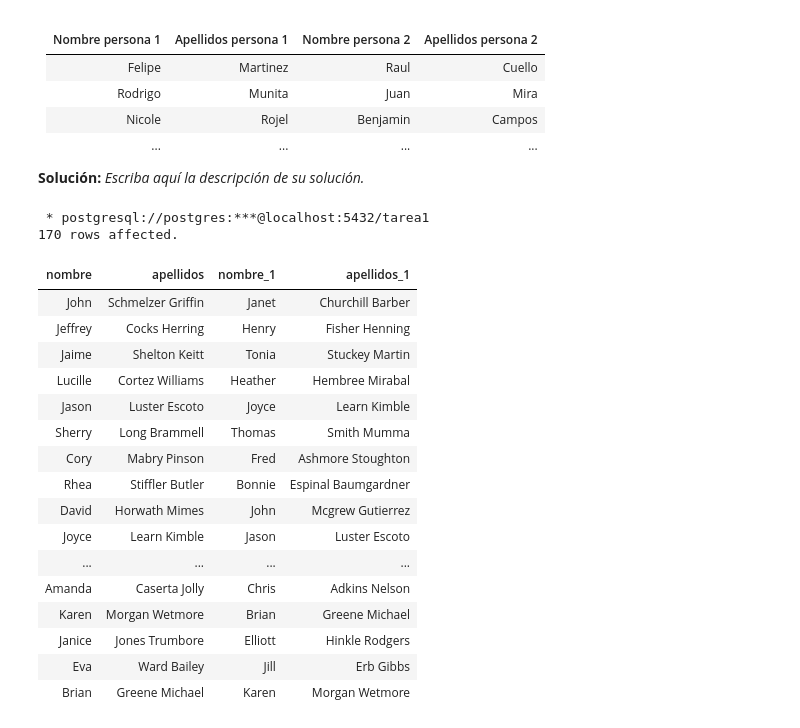
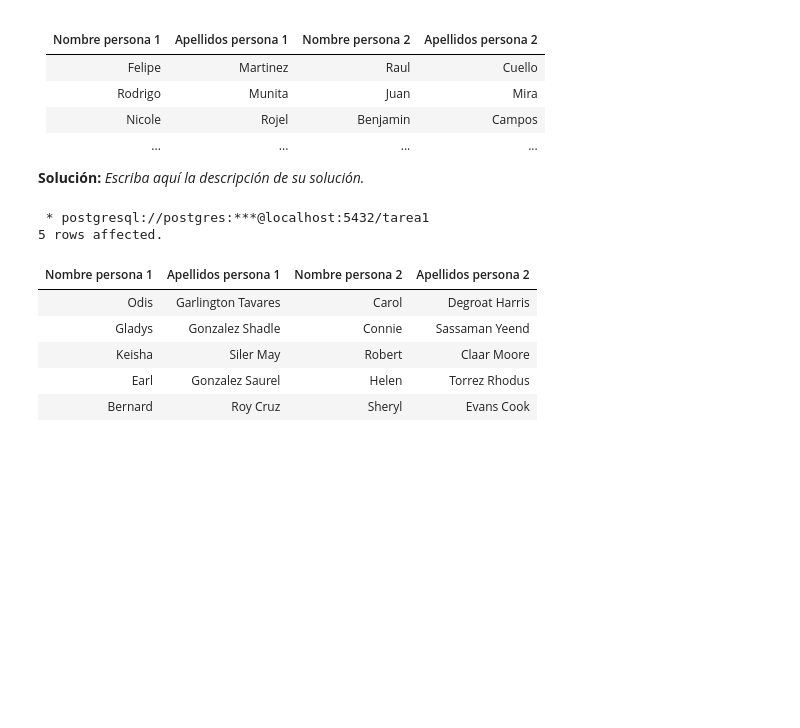
Before and after one commit to evwng/INF239_Tareas, a Jupyter notebook: Tarea-1-Grupo23/Tarea1_Grupo23.ipynb, the cells around one changed output. Drawn from its saved outputs; the diff is of its cells as text; code cells hidden in the pictures; blank space fills up the shorter version.

```diff
--- a/Tarea-1-Grupo23/Tarea1_Grupo23.ipynb
+++ b/Tarea-1-Grupo23/Tarea1_Grupo23.ipynb
@@ -234,11 +252,11 @@ bancos = ["FedraBank S.A", "Banco Pedrito Pascal SpA", "Banco Pythonia S.A", "Ba
 # Variables.
 n_facciones = len(facciones)
 n_trabajos = len(trabajos)
-n_personas = 1000
-n_cuentas_bancarias = 120
-n_persona_pertenece_faccion = 300
-n_persona_tiene_trabajo = 300
-n_casados = 100
+n_personas = 30
+n_cuentas_bancarias = 25
+n_persona_pertenece_faccion = 27
+n_persona_tiene_trabajo = 27
+n_casados = 10
 
 # Genera personas.
 personas = []
@@ -709,28 +708,17 @@ Ejemplo:
 # %%
 %%sql
 SELECT
-    conyugue1.nombre, conyugue1.apellidos, conyugue2.nombre, conyugue2.apellidos
+    conyugue1.nombre "Nombre persona 1", conyugue1.apellidos "Apellidos persona 1", conyugue2.nombre "Nombre persona 2", conyugue2.apellidos "Apellidos persona 2"
 FROM personas conyugue1
 JOIN personas conyugue2
 ON conyugue1.conyugue = conyugue2.id
-GROUP BY conyugue1.nombre, conyugue1.apellidos, conyugue2.nombre, conyugue2.apellidos;
+AND conyugue1.id > conyugue2.id;
 # %% [output]
  * postgresql://postgres:***@localhost:5432/tarea1
-170 rows affected.
+5 rows affected.
-| nombre | apellidos | nombre_1 | apellidos_1 |
-| John | Schmelzer Griffin | Janet | Churchill Barber |
-| Jeffrey | Cocks Herring | Henry | Fisher Henning |
-| Jaime | Shelton Keitt | Tonia | Stuckey Martin |
-| Lucille | Cortez Williams | Heather | Hembree Mirabal |
-| Jason | Luster Escoto | Joyce | Learn Kimble |
-| Sherry | Long Brammell | Thomas | Smith Mumma |
-| Cory | Mabry Pinson | Fred | Ashmore Stoughton |
-| Rhea | Stiffler Butler | Bonnie | Espinal Baumgardner |
-| David | Horwath Mimes | John | Mcgrew Gutierrez |
-| Joyce | Learn Kimble | Jason | Luster Escoto |
-| ... | ... | ... | ... |
-| Amanda | Caserta Jolly | Chris | Adkins Nelson |
-| Karen | Morgan Wetmore | Brian | Greene Michael |
-| Janice | Jones Trumbore | Elliott | Hinkle Rodgers |
-| Eva | Ward Bailey | Jill | Erb Gibbs |
-| Brian | Greene Michael | Karen | Morgan Wetmore |
+| Nombre persona 1 | Apellidos persona 1 | Nombre persona 2 | Apellidos persona 2 |
+| Odis | Garlington Tavares | Carol | Degroat Harris |
+| Gladys | Gonzalez Shadle | Connie | Sassaman Yeend |
+| Keisha | Siler May | Robert | Claar Moore |
+| Earl | Gonzalez Saurel | Helen | Torrez Rhodus |
+| Bernard | Roy Cruz | Sheryl | Evans Cook |
```
Also changed, not shown: parts of 11 cells of this notebook.
